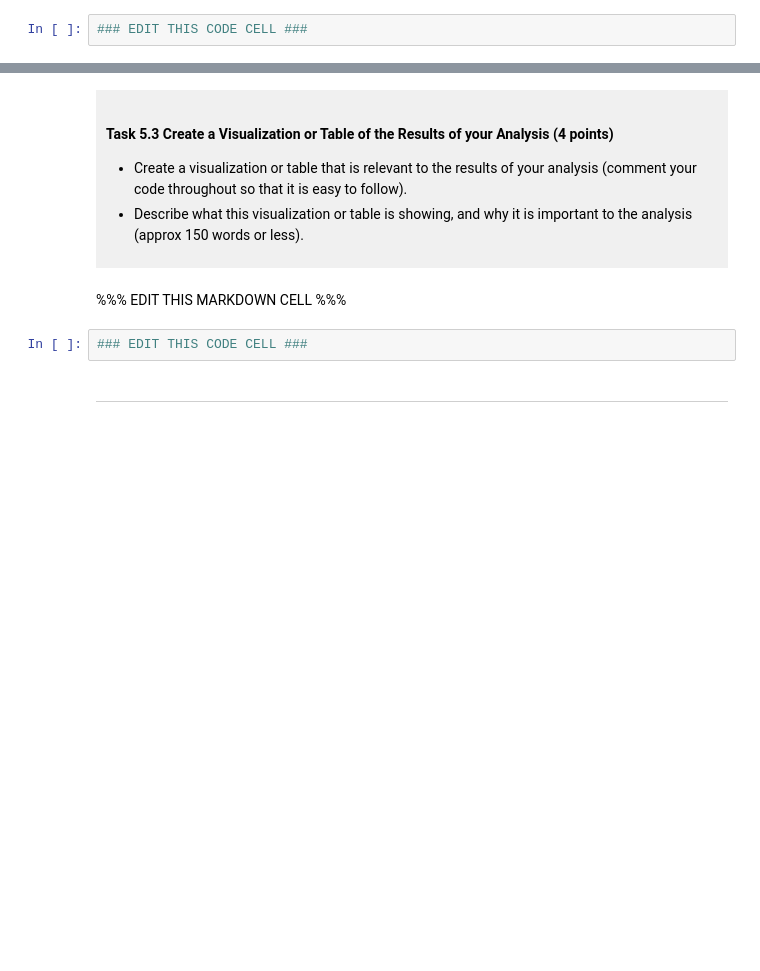
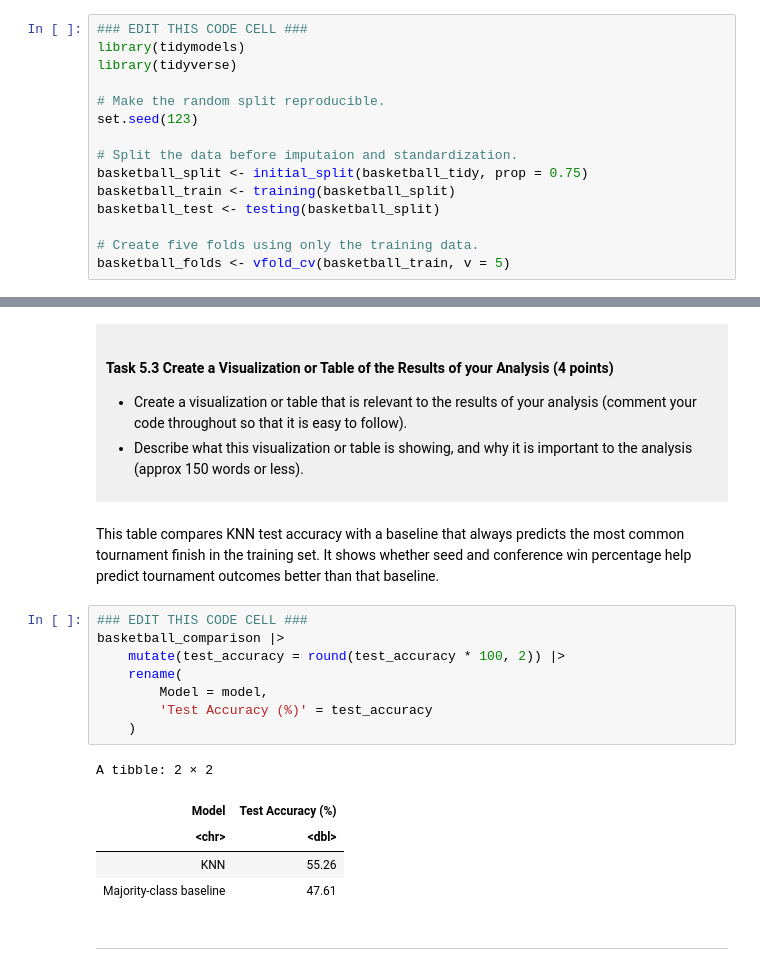
Before and after one commit to bettyzou/dsci-100-project-zihui-zou, a Jupyter notebook: dsci-100-project-notebook.ipynb, the cells around one changed output, grey strips where cells are left out. Saved outputs shown, nothing was run; the diff lists cells and outputs as text; blank space fills up the shorter version.

```diff
--- a/dsci-100-project-notebook.ipynb
+++ b/dsci-100-project-notebook.ipynb
@@ -470,3 +459,16 @@ This is a *draft*, we require a commit at this stage but it does not need to be
 </div>
 # %%
 ### EDIT THIS CODE CELL ###
+library(tidymodels)
+library(tidyverse)
+
+# Make the random split reproducible.
+set.seed(123)
+
+# Split the data before imputaion and standardization.
+basketball_split <- initial_split(basketball_tidy, prop = 0.75)
+basketball_train <- training(basketball_split)
+basketball_test <- testing(basketball_split)
+
+# Create five folds using only the training data.
+basketball_folds <- vfold_cv(basketball_train, v = 5)
@@ -481,9 +626,21 @@ This is a *draft*, we require a commit at this stage but it does not need to be
 
 </div>
 # %% [markdown]
-%%% EDIT THIS MARKDOWN CELL %%%
+This table compares KNN test accuracy with a baseline that always predicts the most common tournament finish in the training set. It shows whether seed and conference win percentage help predict tournament outcomes better than that baseline.
 # %%
 ### EDIT THIS CODE CELL ###
+basketball_comparison |>
+    mutate(test_accuracy = round(test_accuracy * 100, 2)) |>
+    rename(
+        Model = model,
+        'Test Accuracy (%)' = test_accuracy
+    )
+# %% [output]
+A tibble: 2 × 2
+| Model | Test Accuracy (%) |
+| <chr> | <dbl> |
+| KNN | 55.26 |
+| Majority-class baseline | 47.61 |
 # %% [markdown]
 -----
 # %% [markdown]
```
Also changed, not shown: parts of 8 cells of this notebook.
